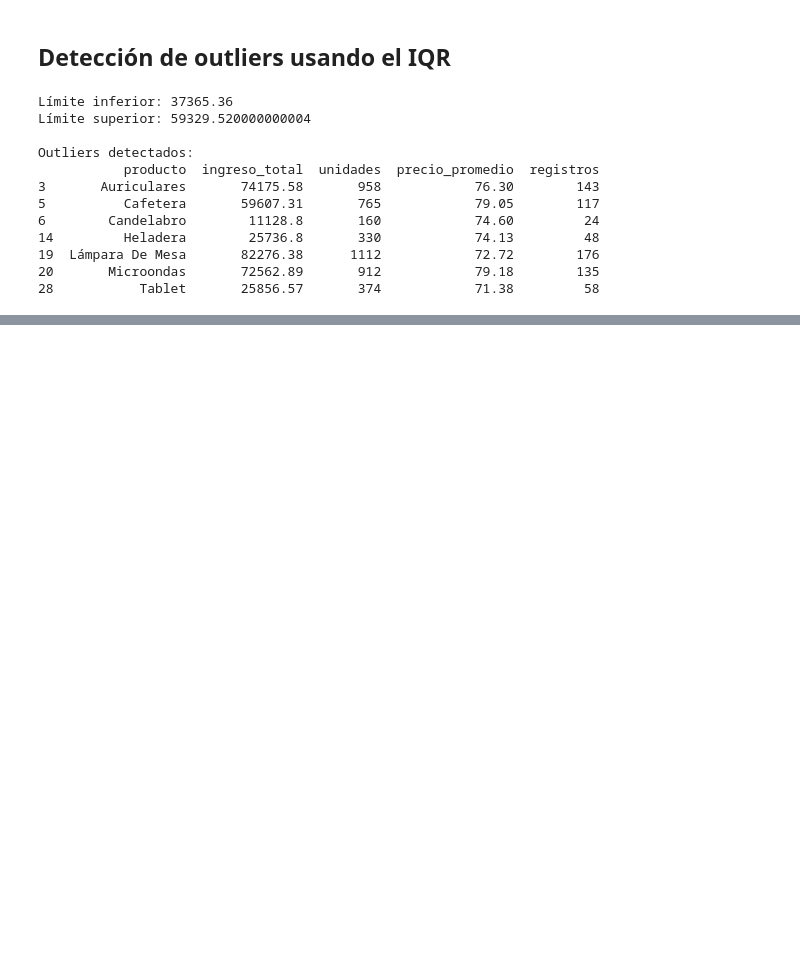
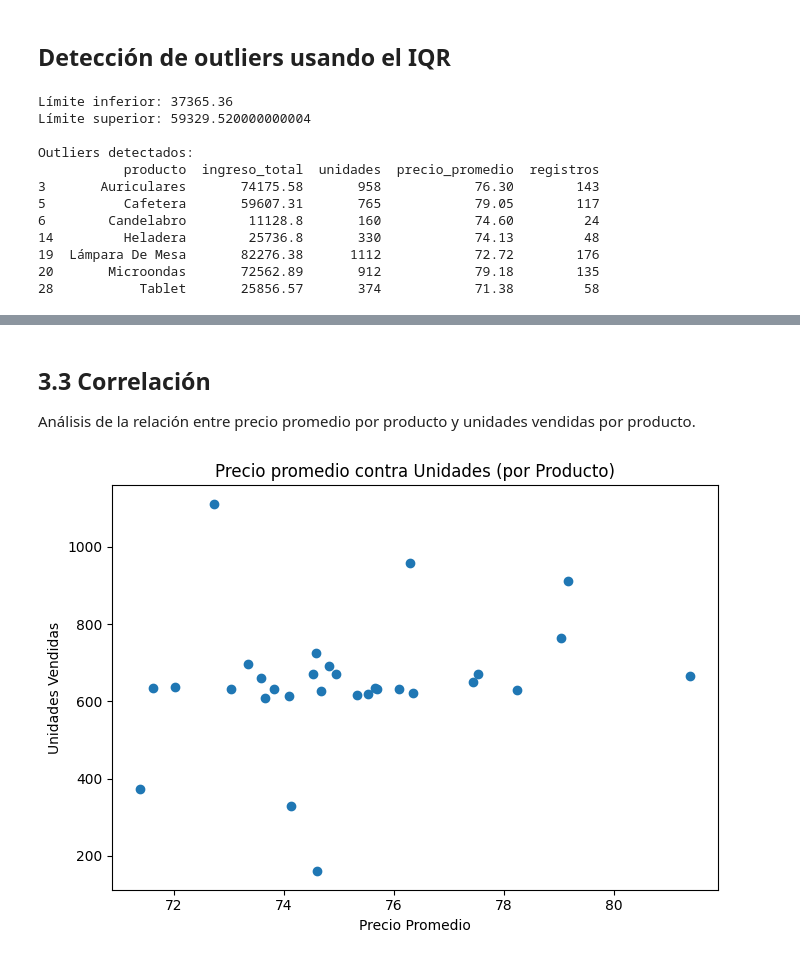
Before and after one commit to herguad/TT_data_analysis, a Jupyter notebook: Herrera_G_com_252612_ENTREGA_TT.ipynb, the cells around one changed output, grey strips where cells are left out. Saved outputs shown, nothing was run; the diff lists cells and outputs as text; code cells hidden in the pictures; blank space fills up the shorter version.

```diff
--- a/Herrera_G_com_252612_ENTREGA_TT.ipynb
+++ b/Herrera_G_com_252612_ENTREGA_TT.ipynb
@@ -970,0 +995,18 @@ Outliers detectados:
+# %% [markdown]
+## 3.3 Correlación
+Análisis de la relación entre precio promedio por producto y unidades vendidas por producto.
+# %%
+import matplotlib.pyplot as plt
+
+x = resumen_prod['precio_promedio']
+y = resumen_prod['unidades']
+
+plt.figure(figsize=(7,5))
+plt.scatter(x,y)
+plt.title('Precio promedio contra Unidades (por Producto)')
+plt.xlabel('Precio Promedio')
+plt.ylabel('Unidades Vendidas')
+plt.tight_layout()
+plt.show()
+# %% [output]
+[figure, added]
```
Also changed, not shown: parts of 4 cells of this notebook.
